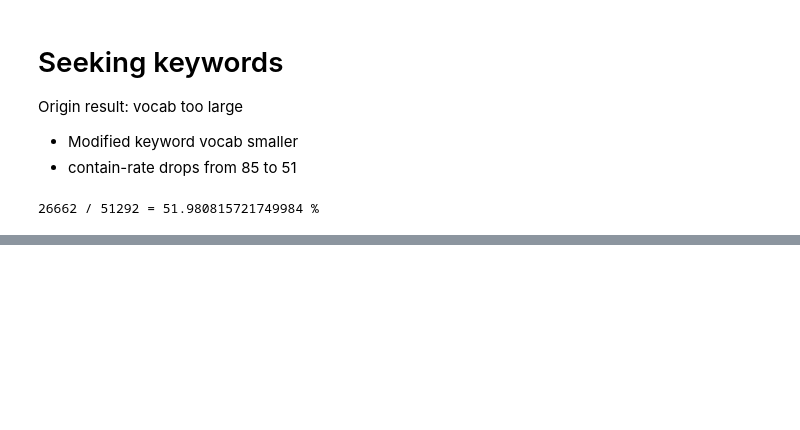
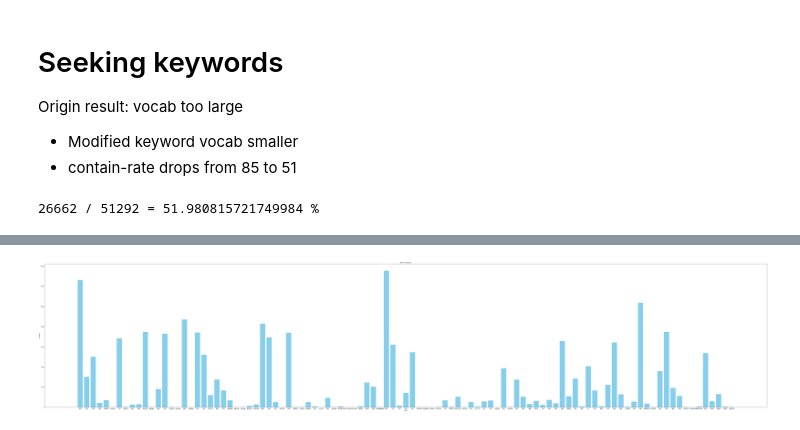
Before and after one commit to Adelante8617/Al-Ahram-Large-Scale-Text-Analysis, a Jupyter notebook: keyword_filter.ipynb, the cells around one changed output, grey strips where cells are left out. Cells and saved outputs as stored; diff of their text form; code cells hidden in the pictures; blank space fills up the shorter version.

```diff
--- a/keyword_filter.ipynb
+++ b/keyword_filter.ipynb
@@ -87,0 +92,24 @@ print(valid_cnt,'/', len(sample),'=',valid_cnt/len(sample)*100,'%')
+# %%
+kwpath = "revo-related-keywords.txt"
+kwlist = []
+with open(kwpath, 'r', encoding='utf-8') as f:
+    kwlist = f.read().split('\n')
+
+kwpairs = []
+for kwstr in kwlist:
+    kwstr = kwstr.strip().split('-')
+    kwpair = {
+        'zh':kwstr[1].strip(),
+        'ar':kwstr[0].strip(),
+        'count':0
+    }
+    kwpairs.append(kwpair)
+# %%
+for text in sample:
+    for kw in kwpairs:
+        if kw['ar'] in text:
+            kw['count'] += 1
+# %%
+kwpairs.sort(key=lambda x:x['count'], reverse=True)
+for kw in kwpairs:
+    print(kw['zh'],kw['ar'],"次数：",kw['count'])
@@ -87,0 +134,22 @@ print(valid_cnt,'/', len(sample),'=',valid_cnt/len(sample)*100,'%')
+# %%
+import matplotlib.pyplot as plt
+
+# 示例数据
+words  = [kw['zh'] for kw in kwpairs]
+counts = [kw['count'] for kw in kwpairs]
+
+plt.rcParams['font.sans-serif'] = ['SimHei']  # 使用黑体
+
+# 创建柱状图
+plt.figure(figsize=(100, 20))
+plt.bar(words, counts, color='skyblue')
+
+# 添加标题和标签
+plt.title('Word Frequency')
+plt.xlabel('Words')
+plt.ylabel('Frequency')
+
+# 显示图形
+plt.show()
+# %% [output]
+[figure, added]
```
Also changed, not shown: parts of 2 cells of this notebook, 1 other file.
